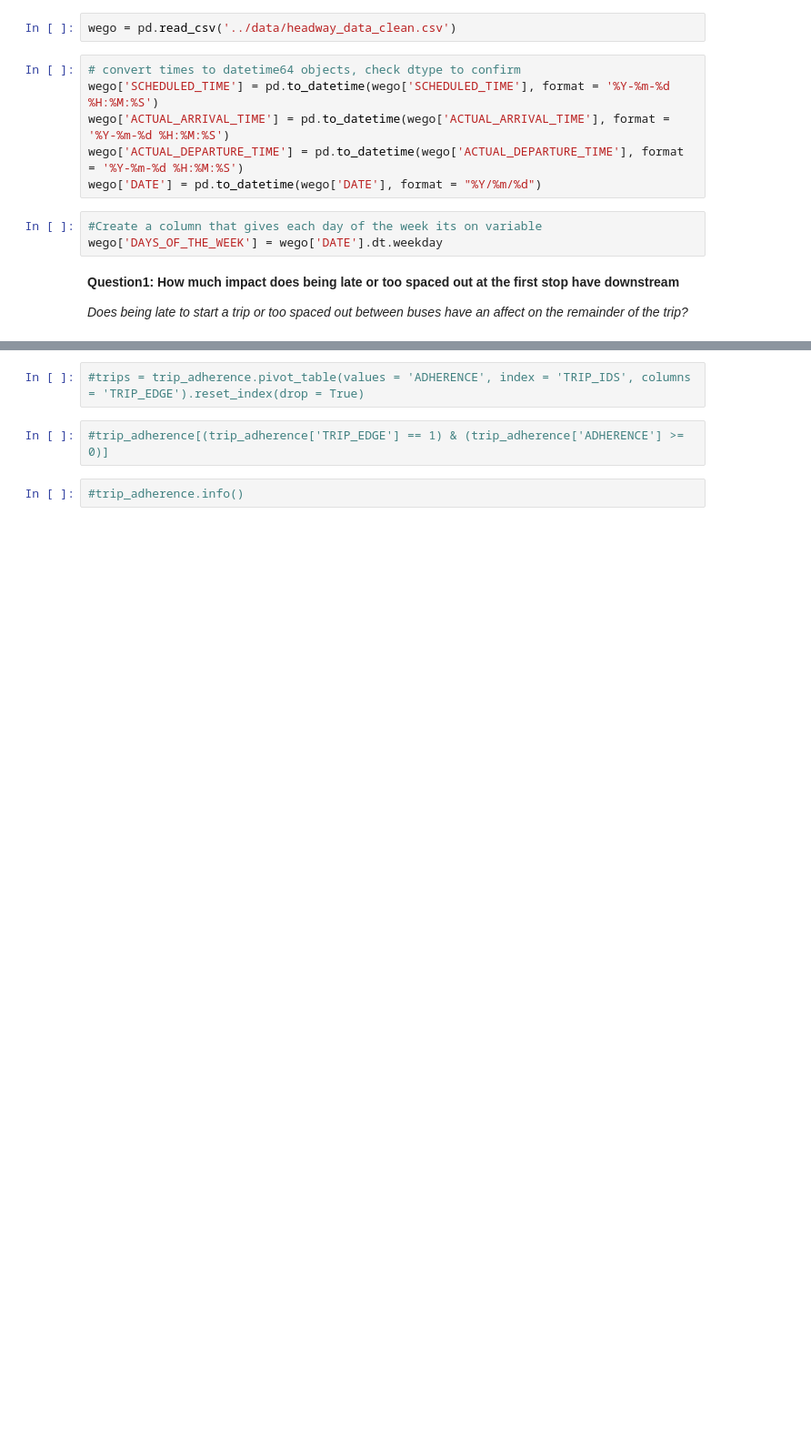
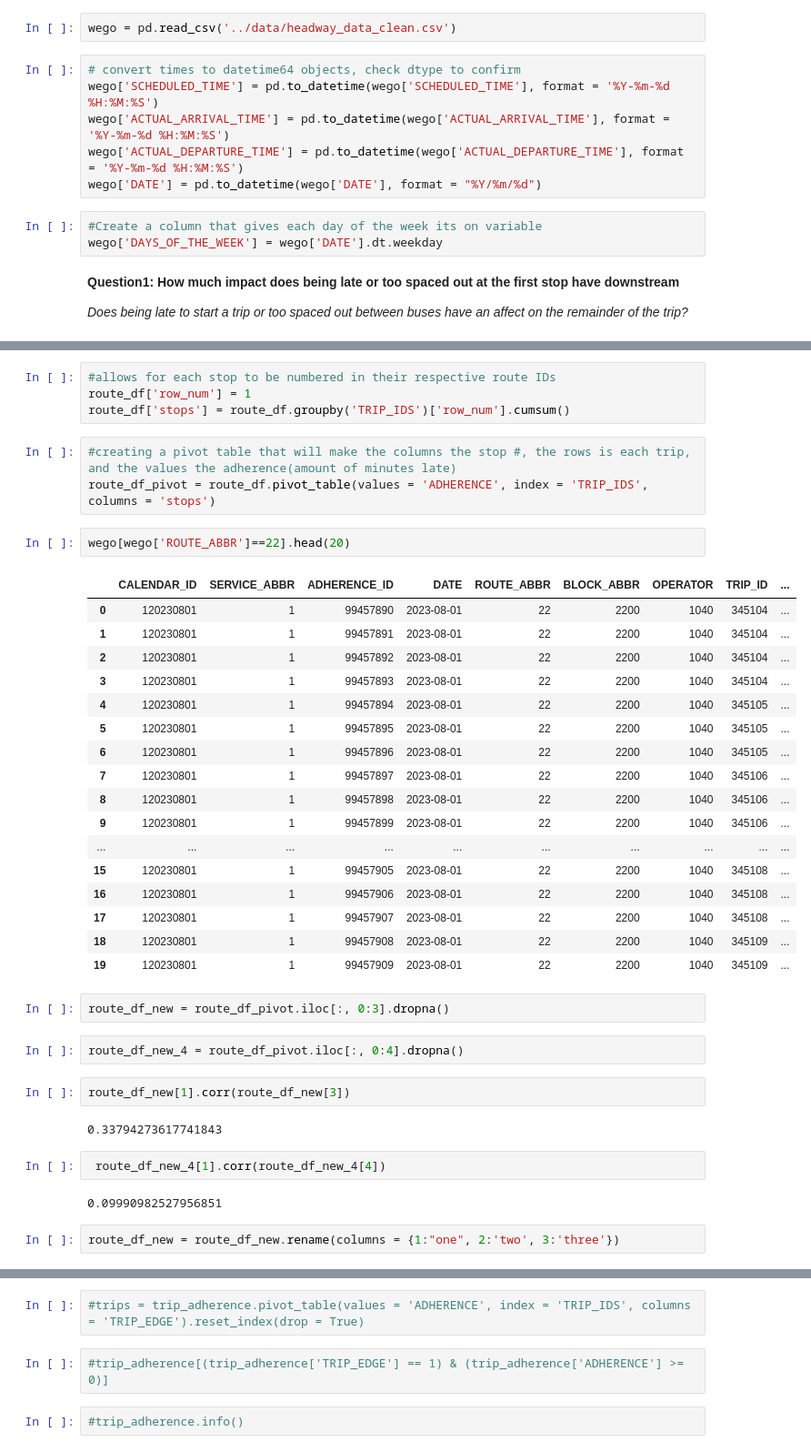
Before and after one commit to kudzuweb/wego-byte-crawlers_wego, a Jupyter notebook: notebooks/KD_wego_question_1.ipynb, the cells around one changed output, grey strips where cells are left out. Shown at 91% size. Cells and saved outputs as stored; diff of their text form; blank space fills up the shorter version.

Commit message:
routes 3,7,22,23

```diff
--- a/notebooks/KD_wego_question_1.ipynb
+++ b/notebooks/KD_wego_question_1.ipynb
@@ -107,0 +315,41 @@ memory usage: 361.2+ KB
+# %%
+#allows for each stop to be numbered in their respective route IDs
+route_df['row_num'] = 1
+route_df['stops'] = route_df.groupby('TRIP_IDS')['row_num'].cumsum()
+# %%
+#creating a pivot table that will make the columns the stop #, the rows is each trip, and the values the adherence(amount of minutes late)
+route_df_pivot = route_df.pivot_table(values = 'ADHERENCE', index = 'TRIP_IDS', columns = 'stops')
+# %%
+wego[wego['ROUTE_ABBR']==22].head(20)
+# %% [output]
+|  | CALENDAR_ID | SERVICE_ABBR | ADHERENCE_ID | DATE | ROUTE_ABBR | BLOCK_ABBR | OPERATOR | TRIP_ID | ... |
+| 0 | 120230801 | 1 | 99457890 | 2023-08-01 | 22 | 2200 | 1040 | 345104 | ... |
+| 1 | 120230801 | 1 | 99457891 | 2023-08-01 | 22 | 2200 | 1040 | 345104 | ... |
+| 2 | 120230801 | 1 | 99457892 | 2023-08-01 | 22 | 2200 | 1040 | 345104 | ... |
+| 3 | 120230801 | 1 | 99457893 | 2023-08-01 | 22 | 2200 | 1040 | 345104 | ... |
+| 4 | 120230801 | 1 | 99457894 | 2023-08-01 | 22 | 2200 | 1040 | 345105 | ... |
+| 5 | 120230801 | 1 | 99457895 | 2023-08-01 | 22 | 2200 | 1040 | 345105 | ... |
+| 6 | 120230801 | 1 | 99457896 | 2023-08-01 | 22 | 2200 | 1040 | 345105 | ... |
+| 7 | 120230801 | 1 | 99457897 | 2023-08-01 | 22 | 2200 | 1040 | 345106 | ... |
+| 8 | 120230801 | 1 | 99457898 | 2023-08-01 | 22 | 2200 | 1040 | 345106 | ... |
+| 9 | 120230801 | 1 | 99457899 | 2023-08-01 | 22 | 2200 | 1040 | 345106 | ... |
+| ... | ... | ... | ... | ... | ... | ... | ... | ... | ... |
+| 15 | 120230801 | 1 | 99457905 | 2023-08-01 | 22 | 2200 | 1040 | 345108 | ... |
+| 16 | 120230801 | 1 | 99457906 | 2023-08-01 | 22 | 2200 | 1040 | 345108 | ... |
+| 17 | 120230801 | 1 | 99457907 | 2023-08-01 | 22 | 2200 | 1040 | 345108 | ... |
+| 18 | 120230801 | 1 | 99457908 | 2023-08-01 | 22 | 2200 | 1040 | 345109 | ... |
+| 19 | 120230801 | 1 | 99457909 | 2023-08-01 | 22 | 2200 | 1040 | 345109 | ... |
+# %%
+route_df_new = route_df_pivot.iloc[:, 0:3].dropna()
+# %%
+route_df_new_4 = route_df_pivot.iloc[:, 0:4].dropna()
+# %%
+route_df_new[1].corr(route_df_new[3])
+# %% [output]
+0.33794273617741843
+# %%
+ route_df_new_4[1].corr(route_df_new_4[4])
+# %% [output]
+0.09990982527956851
+# %%
+route_df_new = route_df_new.rename(columns = {1:"one", 2:'two', 3:'three'})
```
Also changed, not shown: parts of 89 cells of this notebook.
